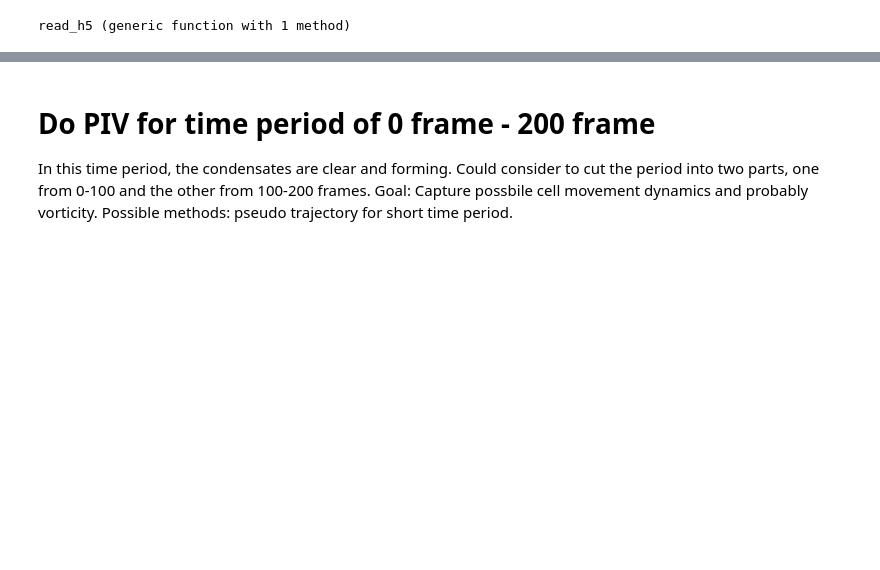
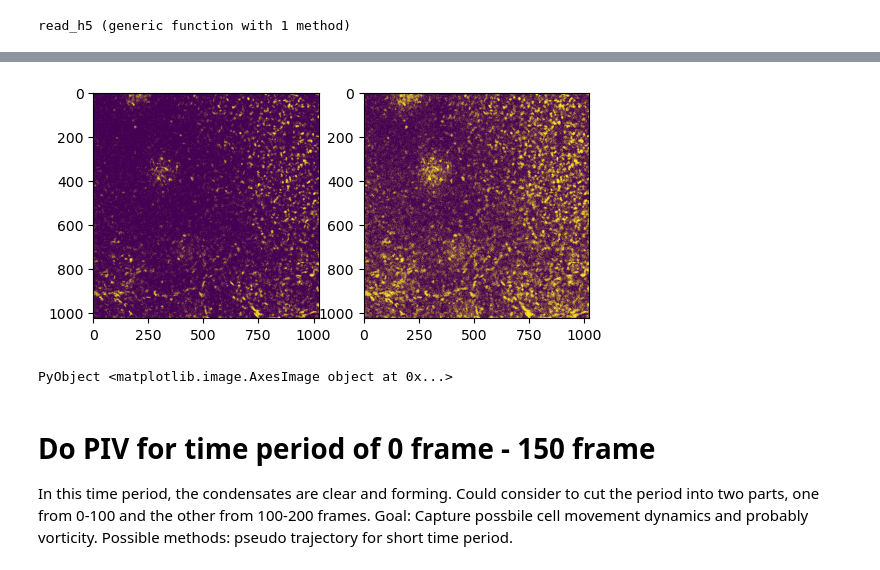
Before and after one commit to rzhou-space/PIV_analysis_headon_data, a Jupyter notebook: Code(cleaned)/confocal_featherbud/Julia_piv_mesenchym.ipynb, the cells around one changed output, grey strips where cells are left out. Saved outputs shown, nothing was run; the diff lists cells and outputs as text; code cells hidden in the pictures; blank space fills up the shorter version.

```diff
--- a/Code(cleaned)/confocal_featherbud/Julia_piv_mesenchym.ipynb
+++ b/Code(cleaned)/confocal_featherbud/Julia_piv_mesenchym.ipynb
@@ -47,5 +104,16 @@ PyObject <matplotlib.image.AxesImage object at 0x...>
+# %%
+# Otsu threshold.
+
+threshold = Images.otsu_threshold(img1)
+img1_maskotsu = img1 .>= threshold
+
+subplot( 1, 2, 1 ); PyPlot.imshow(img1_mask2)
+subplot(1, 2, 2); PyPlot.imshow(img1_maskotsu)
+# %% [output]
+[figure, added]
+PyObject <matplotlib.image.AxesImage object at 0x...>
 # %% [markdown]
-# Do PIV for time period of 0 frame - 200 frame
+# Do PIV for time period of 0 frame - 150 frame
 
 In this time period, the condensates are clear and forming. Could consider to cut the period into two parts, one from 0-100 and the other from 100-200 frames.
 Goal: Capture possbile cell movement dynamics and probably vorticity.
```
Also changed, not shown: parts of 9 cells of this notebook, 7 other files.
